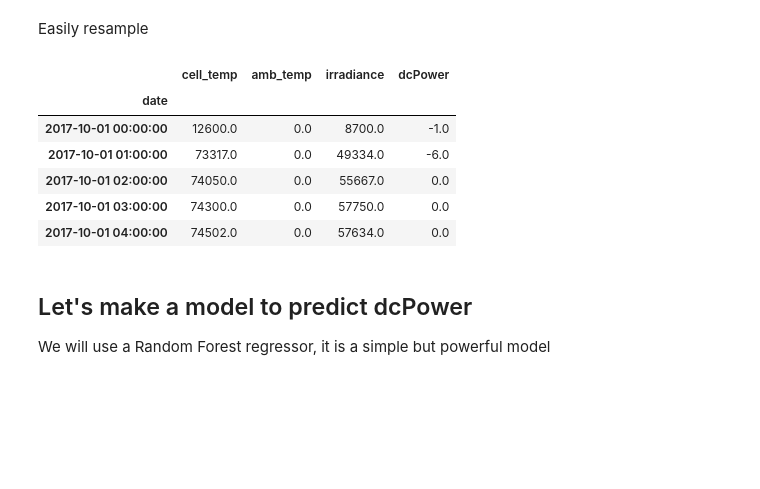
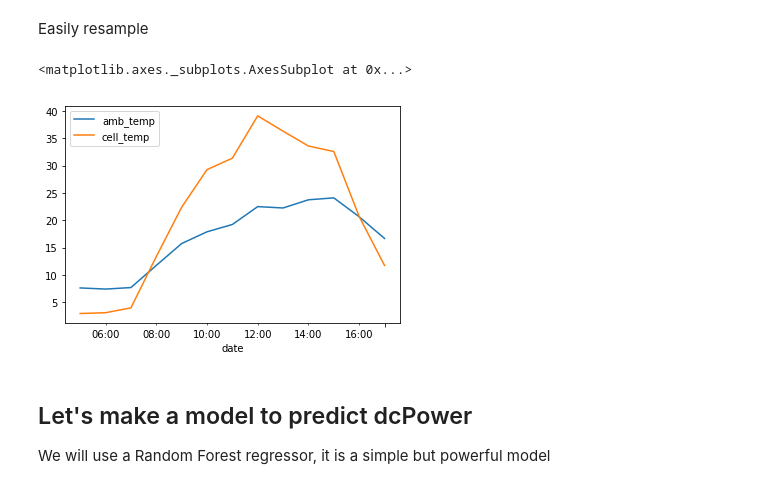
Before and after one commit to tcapelle/python_ines, a Jupyter notebook: Intro.ipynb, the cells around one changed output. Cells and saved outputs as stored; diff of their text form; code cells hidden in the pictures; blank space fills up the shorter version.

```diff
--- a/Intro.ipynb
+++ b/Intro.ipynb
@@ -334,17 +359,12 @@ data_df['05h 13-Oct-2017': '17h 13-Oct-2017'].plot()
 # %% [markdown]
 Easily resample
 # %%
-data1h = data_df.resample('1h', label='right', closed='right').sum()
+data1h = data_df.resample('1h', label='right', closed='right').mean()
-# %%
-data1h.head()
-# %% [output]
-|  | cell_temp | amb_temp | irradiance | dcPower |
-| date |  |  |  |  |
-| 2017-10-01 00:00:00 | 12600.0 | 0.0 | 8700.0 | -1.0 |
-| 2017-10-01 01:00:00 | 73317.0 | 0.0 | 49334.0 | -6.0 |
-| 2017-10-01 02:00:00 | 74050.0 | 0.0 | 55667.0 | 0.0 |
-| 2017-10-01 03:00:00 | 74300.0 | 0.0 | 57750.0 | 0.0 |
-| 2017-10-01 04:00:00 | 74502.0 | 0.0 | 57634.0 | 0.0 |
+# %%
+data1h[['amb_temp', 'cell_temp']]['05h 13-Oct-2017': '17h 13-Oct-2017'].plot()
+# %% [output]
+<matplotlib.axes._subplots.AxesSubplot at 0x...>
+[figure, added]
 # %% [markdown]
 ## Let's make a model to predict dcPower
 We will use a Random Forest regressor, it is a simple but powerful model
```
Also changed, not shown: parts of 64 cells of this notebook, 2 other files.
